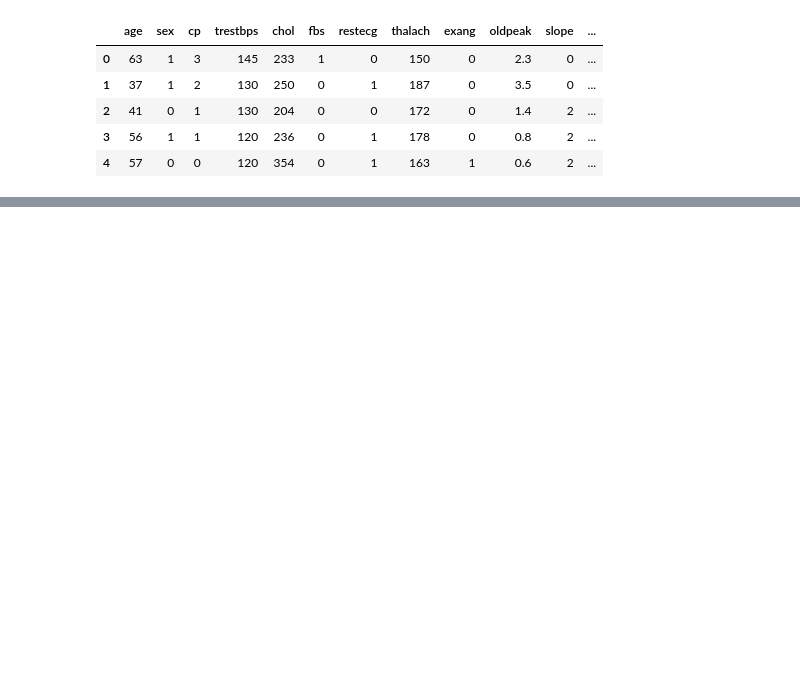
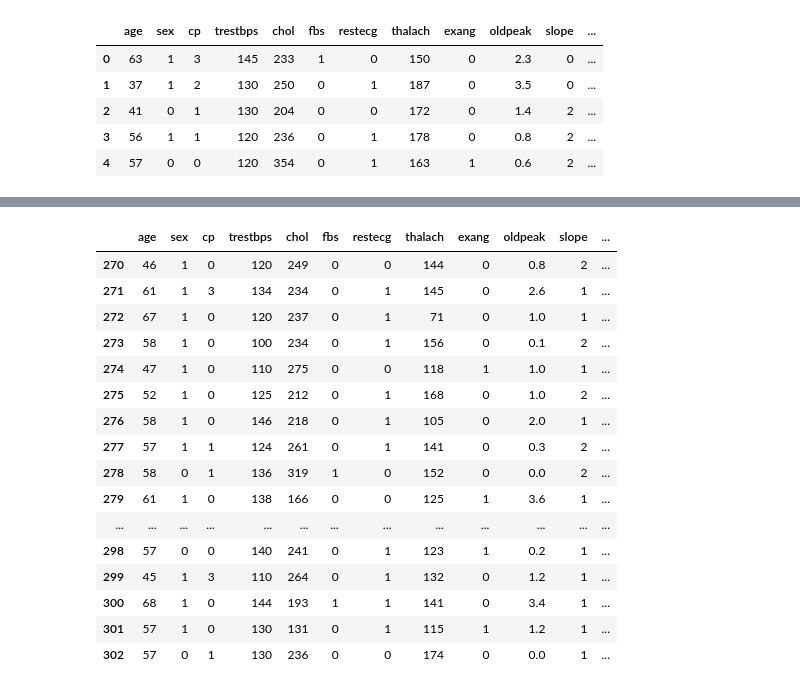
Before and after one commit to abhinavmaharana/Heart-Disease-Predictor-Using-Neural-Networks, a Jupyter notebook: Heart_Disease_Predictor_Using_Neural_Networks.ipynb, the cells around one changed output, grey strips where cells are left out. Saved outputs shown, nothing was run; the diff lists cells and outputs as text; code cells hidden in the pictures; blank space fills up the shorter version.

Commit message:
cleaning the dataset

```diff
--- a/Heart_Disease_Predictor_Using_Neural_Networks.ipynb
+++ b/Heart_Disease_Predictor_Using_Neural_Networks.ipynb
@@ -37,0 +76,24 @@ print(data.loc[1])
+# %%
+#---------------------------------------------------------#
+# Cleaning and Removing the missing data from the dataset #
+#---------------------------------------------------------#
+data1 = data[~data.isin(['?'])]
+data1.loc[270:]
+# %% [output]
+|  | age | sex | cp | trestbps | chol | fbs | restecg | thalach | exang | oldpeak | slope | ... |
+| 270 | 46 | 1 | 0 | 120 | 249 | 0 | 0 | 144 | 0 | 0.8 | 2 | ... |
+| 271 | 61 | 1 | 3 | 134 | 234 | 0 | 1 | 145 | 0 | 2.6 | 1 | ... |
+| 272 | 67 | 1 | 0 | 120 | 237 | 0 | 1 | 71 | 0 | 1.0 | 1 | ... |
+| 273 | 58 | 1 | 0 | 100 | 234 | 0 | 1 | 156 | 0 | 0.1 | 2 | ... |
+| 274 | 47 | 1 | 0 | 110 | 275 | 0 | 0 | 118 | 1 | 1.0 | 1 | ... |
+| 275 | 52 | 1 | 0 | 125 | 212 | 0 | 1 | 168 | 0 | 1.0 | 2 | ... |
+| 276 | 58 | 1 | 0 | 146 | 218 | 0 | 1 | 105 | 0 | 2.0 | 1 | ... |
+| 277 | 57 | 1 | 1 | 124 | 261 | 0 | 1 | 141 | 0 | 0.3 | 2 | ... |
+| 278 | 58 | 0 | 1 | 136 | 319 | 1 | 0 | 152 | 0 | 0.0 | 2 | ... |
+| 279 | 61 | 1 | 0 | 138 | 166 | 0 | 0 | 125 | 1 | 3.6 | 1 | ... |
+| ... | ... | ... | ... | ... | ... | ... | ... | ... | ... | ... | ... | ... |
+| 298 | 57 | 0 | 0 | 140 | 241 | 0 | 1 | 123 | 1 | 0.2 | 1 | ... |
+| 299 | 45 | 1 | 3 | 110 | 264 | 0 | 1 | 132 | 0 | 1.2 | 1 | ... |
+| 300 | 68 | 1 | 0 | 144 | 193 | 1 | 1 | 141 | 0 | 3.4 | 1 | ... |
+| 301 | 57 | 1 | 0 | 130 | 131 | 0 | 1 | 115 | 1 | 1.2 | 1 | ... |
+| 302 | 57 | 0 | 1 | 130 | 236 | 0 | 0 | 174 | 0 | 0.0 | 1 | ... |
```
Also changed, not shown: parts of 7 cells of this notebook.
